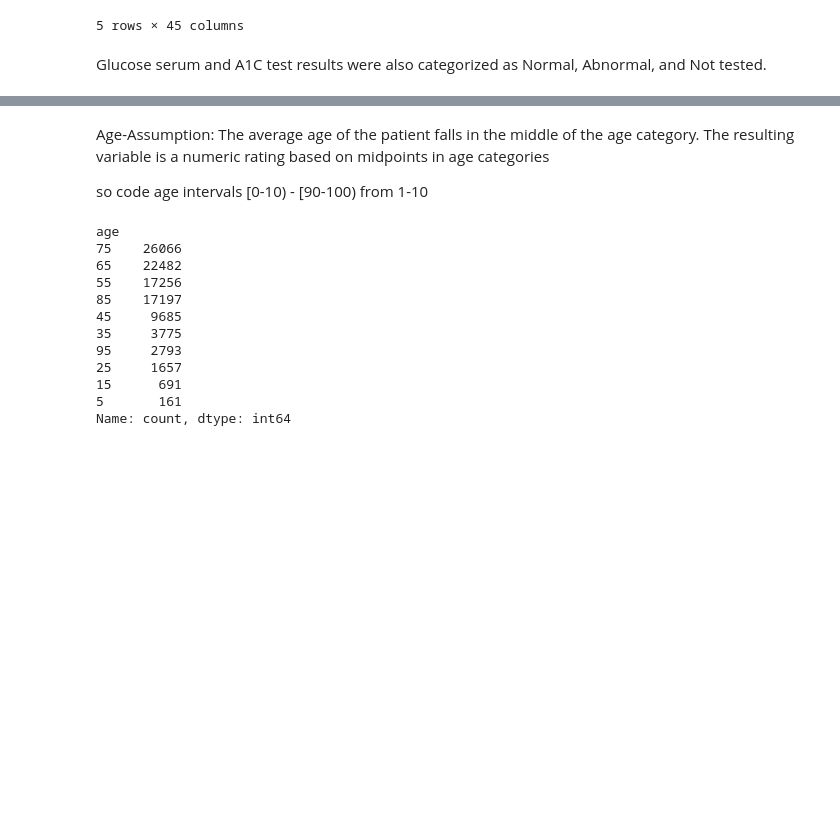
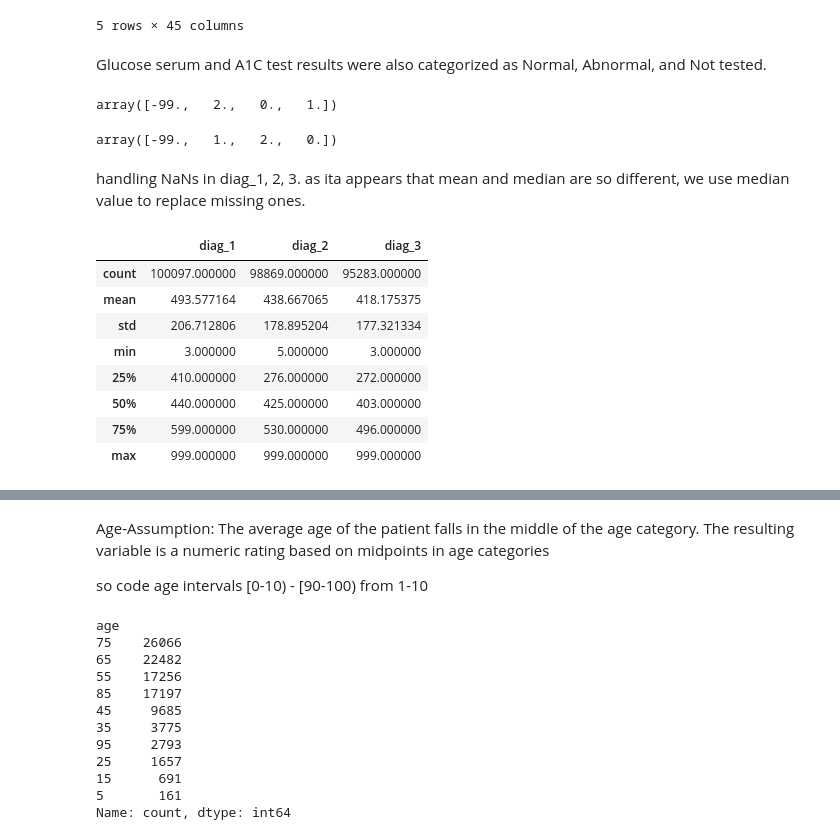
Before and after one commit to FZBroumandnia/Data-Science-Course-Projects-S2024, a Jupyter notebook: CA6/DS_CA6.ipynb, the cells around one changed output, grey strips where cells are left out. Cells and saved outputs as stored; diff of their text form; code cells hidden in the pictures; blank space fills up the shorter version.

```diff
--- a/CA6/DS_CA6.ipynb
+++ b/CA6/DS_CA6.ipynb
@@ -203,10 +202,18 @@ data.head(5)
 Glucose serum and A1C test results were also categorized as Normal, Abnormal, and Not tested.
 # %%
 data['A1Cresult'] = data['A1Cresult'].replace('>7', 1)
-data['A1Cresult'] = data['A1Cresult'].replace('>8', 1)
+data['A1Cresult'] = data['A1Cresult'].replace('>8', 2)
 data['A1Cresult'] = data['A1Cresult'].replace('Norm', 0)
-data['A1Cresult'] = data['A1Cresult'].replace('None', -99)
+data['A1Cresult'] = data['A1Cresult'].fillna(-99)
 data['max_glu_serum'] = data['max_glu_serum'].replace('>200', 1)
-data['max_glu_serum'] = data['max_glu_serum'].replace('>300', 1)
+data['max_glu_serum'] = data['max_glu_serum'].replace('>300', 2)
 data['max_glu_serum'] = data['max_glu_serum'].replace('Norm', 0)
-data['max_glu_serum'] = data['max_glu_serum'].replace('None', -99)
+data['max_glu_serum'] = data['max_glu_serum'].fillna(-99)
+# %%
+data['max_glu_serum'].unique()
+# %% [output]
+array([-99.,   2.,   0.,   1.])
+# %%
+data['A1Cresult'].unique()
+# %% [output]
+array([-99.,   1.,   2.,   0.])
@@ -212,0 +226,15 @@ data['max_glu_serum'] = data['max_glu_serum'].replace('None', -99)
+# %% [markdown]
+handling NaNs in diag_1, 2, 3. as ita appears that mean and median are so different, we use median value to replace missing ones.
+# %%
+selected_columns = data[['diag_1', 'diag_2', 'diag_3']]  # Select by column names
+selected_columns.describe()
+# %% [output]
+|  | diag_1 | diag_2 | diag_3 |
+| count | 100097.000000 | 98869.000000 | 95283.000000 |
+| mean | 493.577164 | 438.667065 | 418.175375 |
+| std | 206.712806 | 178.895204 | 177.321334 |
+| min | 3.000000 | 5.000000 | 3.000000 |
+| 25% | 410.000000 | 276.000000 | 272.000000 |
+| 50% | 440.000000 | 425.000000 | 403.000000 |
+| 75% | 599.000000 | 530.000000 | 496.000000 |
+| max | 999.000000 | 999.000000 | 999.000000 |
```
Also changed, not shown: parts of 15 cells of this notebook, 2 other files.
